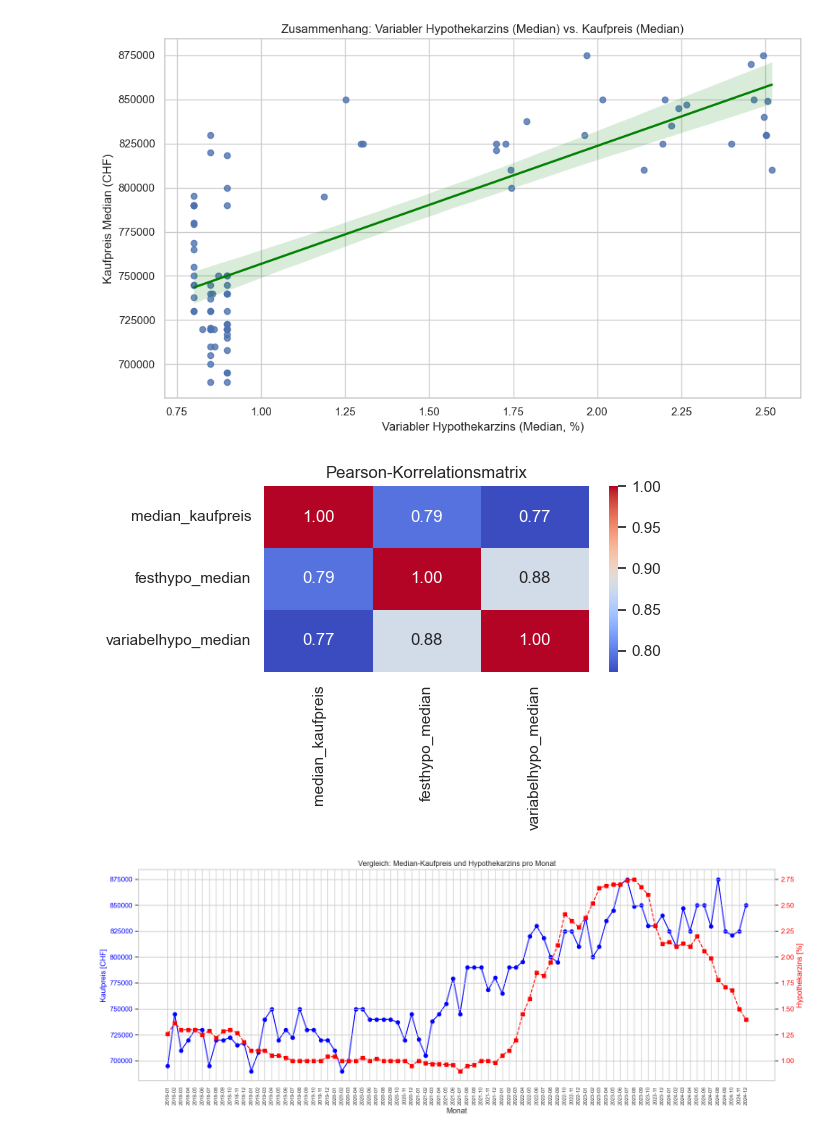
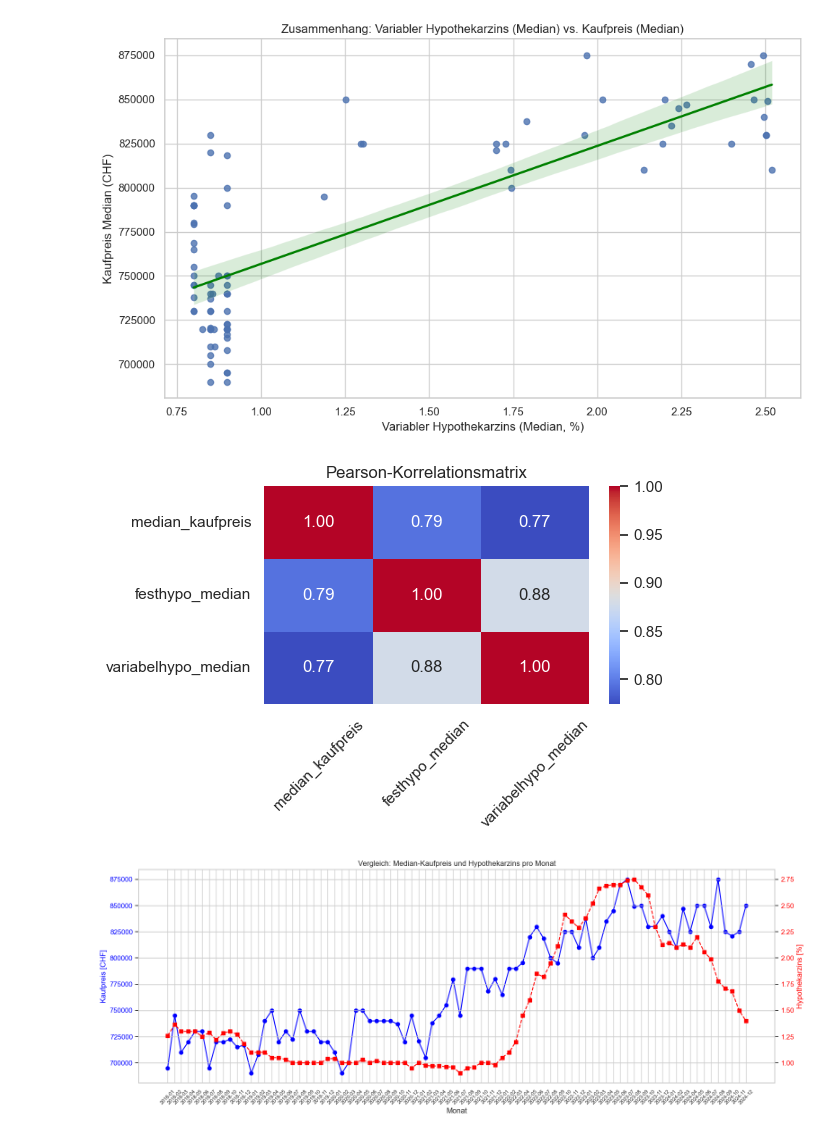
Before and after one commit to noeChicharro/Einfluss_von_Inflation_und_Zinsen_auf_den_Immobilienmark, a Jupyter notebook: src/antonio_jupyter_notebooks/Datenanalyse_Kapitel_4_5.ipynb, the cells around one changed output. Drawn from its saved outputs; the diff is of its cells as text; code cells hidden in the pictures.

```diff
--- a/src/antonio_jupyter_notebooks/Datenanalyse_Kapitel_4_5.ipynb
+++ b/src/antonio_jupyter_notebooks/Datenanalyse_Kapitel_4_5.ipynb
@@ -465,18 +465,19 @@ plt.show()
 # %%
 # Nur relevante Spalten extrahieren
 corr_data = df_merge_zins[['median_kaufpreis', 'festhypo_median', 'variabelhypo_median']]
 
 # Korrelationsmatrix berechnen
 corr_matrix = corr_data.corr(method='pearson')
 
 # Heatmap anzeigen
 plt.figure(figsize=(6, 4))
 sns.heatmap(corr_matrix, annot=True, cmap='coolwarm', fmt=".2f")
 plt.title("Pearson-Korrelationsmatrix")
+plt.xticks(rotation=45)  # X-Achsen-Beschriftung schräg stellen
 plt.tight_layout()
 plt.show()
 # %% [output]
-[figure, old version]
+[figure, new version]
 # %%
 import matplotlib.pyplot as plt
 
```
Also changed, not shown: parts of 21 cells of this notebook, 1 other file.
